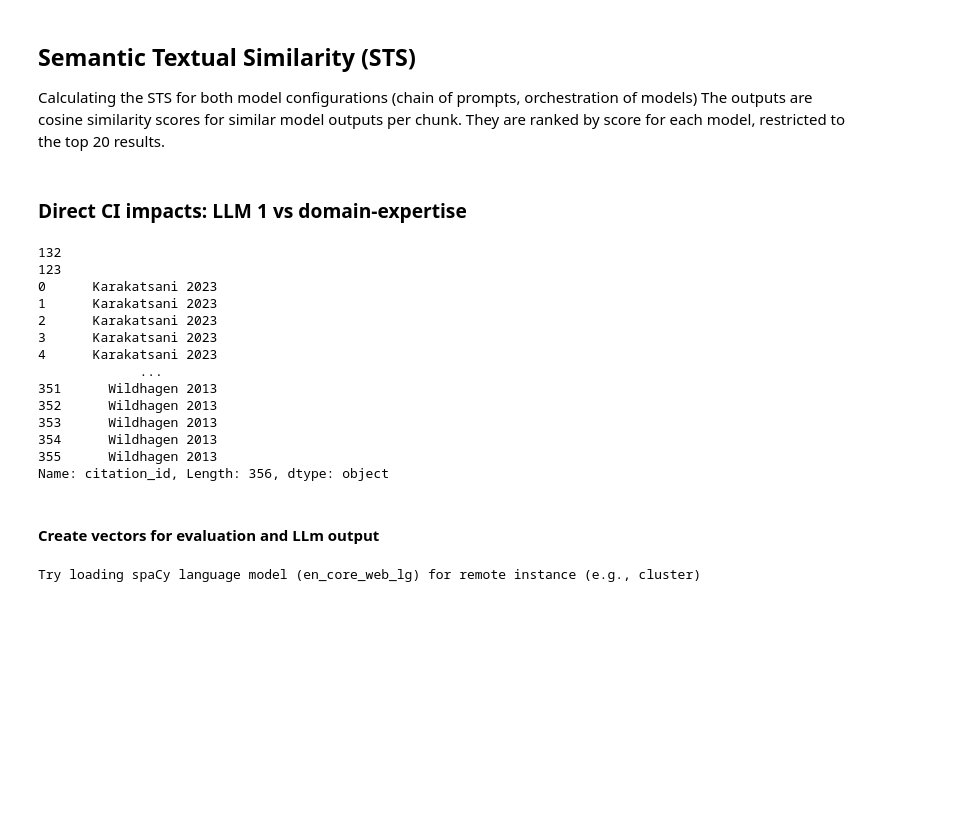
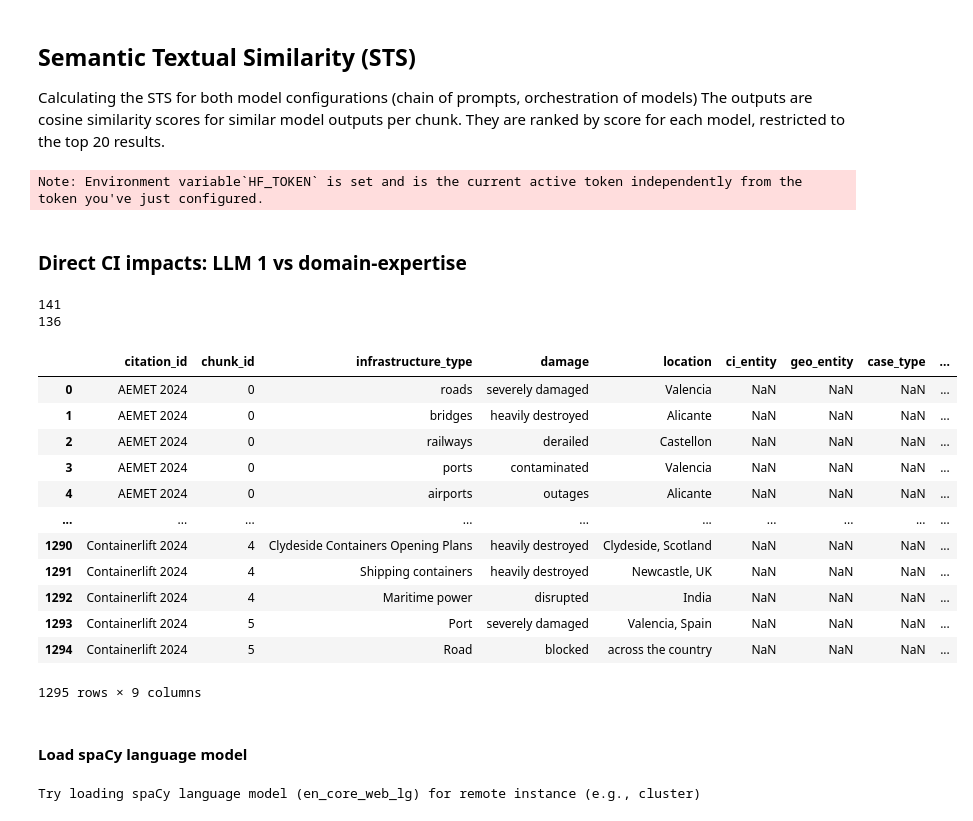
Before and after one commit to SWN-group-at-TU-Berlin/CI-impacts-information-retrieval, a Jupyter notebook: notebooks/llm_evaluation.ipynb, the cells around one changed output. Drawn from its saved outputs; the diff is of its cells as text; code cells hidden in the pictures; blank space fills up the shorter version.

```diff
--- a/notebooks/llm_evaluation.ipynb
+++ b/notebooks/llm_evaluation.ipynb
@@ -41,59 +46,68 @@ import src.document_cleaning as dc
+# %%
+try:
+    login(token=os.getenv("HUGGINGFACE_TOKEN"))   # notebook_login
+except:
+    login(token=os.environ.get("HUGGINGFACE_TOKEN"))  # former HF_TOKEN
+# %% [output]
+Note: Environment variable`HF_TOKEN` is set and is the current active token independently from the token you've just configured.
 # %% [markdown]
 ### Direct CI impacts: LLM 1 vs domain-expertise
 # %%
 #  Suppress future warnings from PyTorch
 warnings.filterwarnings("ignore", category=FutureWarning)
 
 
 #  Define data dir where tags.csv and domain-expertise derived tag lists are found
 VALID_DATA_FILENAME = "table_ci_impacts_sm.csv"
 PATH_VALID_DATA = s.PATH_VALID_DATA
 PATH_EVAL_RESULT = s.PATH_EVAL_RESULT
-LLM_DATA_FILEPATH = Path(s.PATH_LLM_DATA / "llm1_2026-02-11_7of9_old.csv") #s.LLM_DATA_FILENAME)
+LLM_DATA_FILEPATH = Path(s.PATH_LLM_DATA / s.LLM_DATA_FILENAME) # "llm1_2026-02-11_7of9.csv" "llm_1_test_eval.csv"
 SIMILARITY_LLM_FILENAME = s.SIMILARITY_LLM_FILENAME
 
 df_valid = pd.read_csv(
     PATH_VALID_DATA / VALID_DATA_FILENAME,
-    usecols=["publication_id", "ci1_type", "ci1_damage", "ci1_location"]
+    usecols=["publication_id", "ci1_type", "ci1_damage", "ci1_location", "sentence_reference"]
 )
 print(len(df_valid))
 ## pre-process:
 # remove undone entries
-df_valid = df_valid[~df_valid[
-        ["publication_id", "ci1_type", "ci1_damage", "ci1_location"]
-    ].astype(str).apply(lambda x: x.str.contains("xx")).any(axis=1)]
-
+df_valid = df_valid[~df_valid.astype(str).apply(lambda x: x.str.contains("xx")).any(axis=1)]
+#df_valid = df_valid[~df_valid[["publication_id", "ci1_type", "ci1_damage", "ci1_location", "sentence_reference"]].astype(str).apply(lambda x: x.str.contains("xx")).any(axis=1)]
+df_valid = df_valid.dropna(subset=["publication_id"], how="all") # drop rows where all three columns are NaN
 print(len(df_valid))
 
 
 
 ## prediction data
 df_pred = pd.read_csv(
     LLM_DATA_FILEPATH,
-    usecols=["citation_id", "chunk_id", "infrastructure_type", "damage", "location"]
+    #usecols=["citation_id", "chunk_id", "infrastructure_type", "damage", "location", "chunk_text"]
 )
+
+df_pred
 ## citation alignment
-print(df_pred["citation_id"])
+# print(df_pred["citation_id"])
 # df_pred["citation_id"] = df_pred["citation_id"].map(dc.extract_citation_info) # FIXME as used with new funct returning author, year, title
 # df_pred["citation_id"] = df_pred["citation_id"].apply(dc.extract_citation_info)
 # print(df_pred["citation_id"])
 # %% [output]
-132
-123
-0      Karakatsani 2023
-1      Karakatsani 2023
-2      Karakatsani 2023
-3      Karakatsani 2023
-4      Karakatsani 2023
-             ...
-351      Wildhagen 2013
-352      Wildhagen 2013
-353      Wildhagen 2013
-354      Wildhagen 2013
-355      Wildhagen 2013
-Name: citation_id, Length: 356, dtype: object
+141
+136
+|  | citation_id | chunk_id | infrastructure_type | damage | location | ci_entity | geo_entity | case_type | ... |
+| 0 | AEMET 2024 | 0 | roads | severely damaged | Valencia | NaN | NaN | NaN | ... |
+| 1 | AEMET 2024 | 0 | bridges | heavily destroyed | Alicante | NaN | NaN | NaN | ... |
+| 2 | AEMET 2024 | 0 | railways | derailed | Castellon | NaN | NaN | NaN | ... |
+| 3 | AEMET 2024 | 0 | ports | contaminated | Valencia | NaN | NaN | NaN | ... |
+| 4 | AEMET 2024 | 0 | airports | outages | Alicante | NaN | NaN | NaN | ... |
+| ... | ... | ... | ... | ... | ... | ... | ... | ... | ... |
+| 1290 | Containerlift 2024 | 4 | Clydeside Containers Opening Plans | heavily destroyed | Clydeside, Scotland | NaN | NaN | NaN | ... |
+| 1291 | Containerlift 2024 | 4 | Shipping containers | heavily destroyed | Newcastle, UK | NaN | NaN | NaN | ... |
+| 1292 | Containerlift 2024 | 4 | Maritime power | disrupted | India | NaN | NaN | NaN | ... |
+| 1293 | Containerlift 2024 | 5 | Port | severely damaged | Valencia, Spain | NaN | NaN | NaN | ... |
+| 1294 | Containerlift 2024 | 5 | Road | blocked | across the country | NaN | NaN | NaN | ... |
+1295 rows × 9 columns
 # %% [markdown]
-#### Create vectors for evaluation and LLm output
+#### Load spaCy language model
 # %%
 # !uv run python -m spacy download en_core_web_lg
 
```
Also changed, not shown: parts of 24 cells of this notebook, 1 other file.
